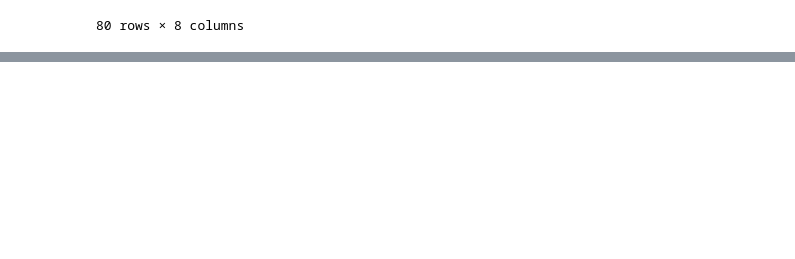
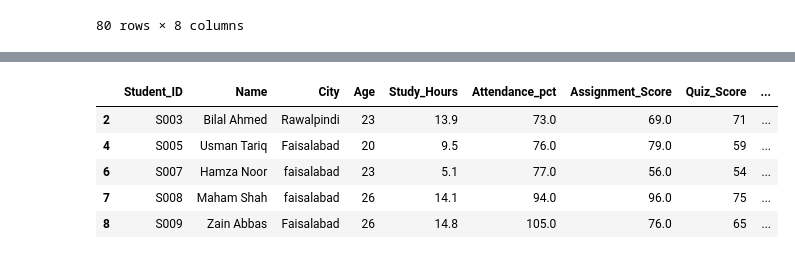
Before and after one commit to Abdullah25r/ML-Spaces, a Jupyter notebook: pandas.ipynb, the cells around one changed output, grey strips where cells are left out. Drawn from its saved outputs; the diff is of its cells as text; code cells hidden in the pictures; blank space fills up the shorter version.

```diff
--- a/pandas.ipynb
+++ b/pandas.ipynb
@@ -117,0 +118,36 @@ compact_dataframe.loc[0: 10 , ["Name", "Study_Hours", "Attendance_pct"]]
+# %%
+'''
+ Task 4 - Filtering with Conditions
+13. Find students with Final_Marks at least 70.
+14. Find students with Attendance_pct below 70 AND Study_Hours above 8.
+15. Find students from Lahore OR Islamabad after accounting for inconsistent text values.
+16. Use isin() to select two or more courses.
+17. Use between() for a sensible numeric range of your choice.
+18. Filter students who have Internet_Access = No or a missing Internet_Access value.
+Challenge: Create one compound filter containing at least three conditions using &, |, and ~ correctly.
+'''
+
+df.loc[df["Final_Marks"] >= 70].head()
+
+df.loc[(df["Attendance_pct"] < 70) & (df['Study_Hours']>8)]
+
+df.loc[(df['City']== 'Lahore') | (df['City']== 'Islamabad'), ['Name', 'City']]
+
+df.loc[df['Course'].isin(['Data Science', 'Web Dev']), ['Name','Course']] # it act like multiple logical OR operation
+
+# so i select the age column
+df.loc[df['Age'].between(25,30), ['Name','Age']]
+
+#filtering student who have no internet access
+
+df.loc[(df['Internet_Access']== 'No') | (df['Internet_Access'].isna()), ['Name', 'Internet_Access']] #using isna or is null return same output
+
+# challenge creating compound filter # studnet who have assingment score greater than 70 quiz score greater than 70 or has internate access and not in the both of the course
+df.loc[(df['Assignment_Score'] >= 70) & (df['Quiz_Score'] >= 70) | (df['Internet_Access'] == 'Yes') & (~df['Course'].isin(['Data Science', 'Web Dev']))].head()
+# %% [output]
+|  | Student_ID | Name | City | Age | Study_Hours | Attendance_pct | Assignment_Score | Quiz_Score | ... |
+| 2 | S003 | Bilal Ahmed | Rawalpindi | 23 | 13.9 | 73.0 | 69.0 | 71 | ... |
+| 4 | S005 | Usman Tariq | Faisalabad | 20 | 9.5 | 76.0 | 79.0 | 59 | ... |
+| 6 | S007 | Hamza Noor | faisalabad | 23 | 5.1 | 77.0 | 56.0 | 54 | ... |
+| 7 | S008 | Maham Shah | faisalabad | 26 | 14.1 | 94.0 | 96.0 | 75 | ... |
+| 8 | S009 | Zain Abbas | Faisalabad | 26 | 14.8 | 105.0 | 76.0 | 65 | ... |
```
Also changed, not shown: parts of 7 cells of this notebook.
